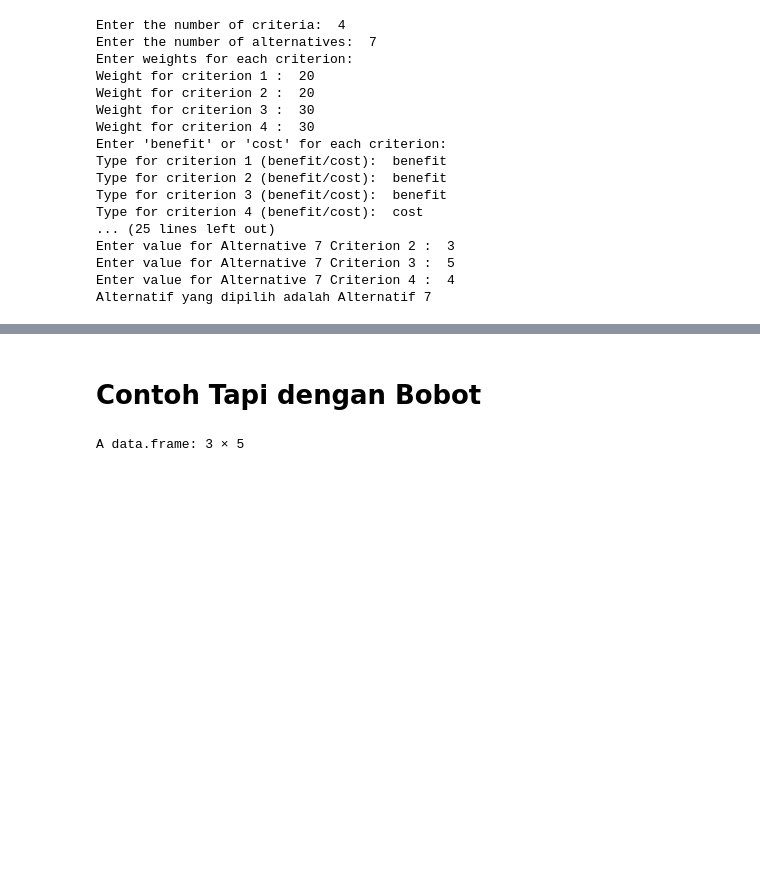
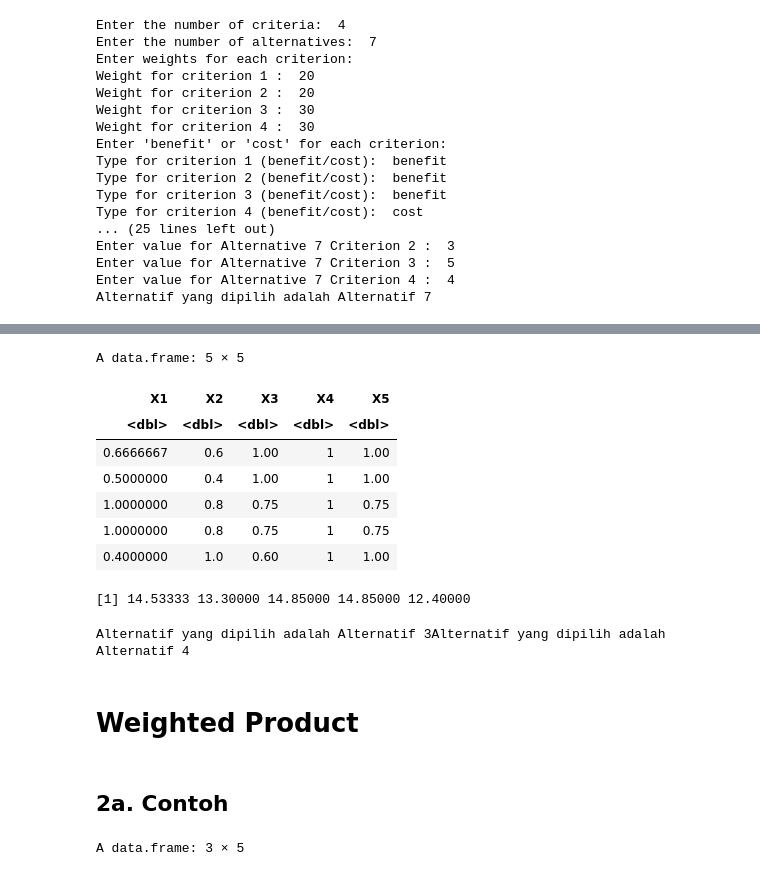
Before and after one commit to khenjyjohnelson/ipynb, a Jupyter notebook: Praktik SAW APS dengan R.ipynb, the cells around one changed output, grey strips where cells are left out. Cells and saved outputs as stored; diff of their text form; code cells hidden in the pictures; blank space fills up the shorter version.

```diff
--- a/Praktik SAW APS dengan R.ipynb
+++ b/Praktik SAW APS dengan R.ipynb
@@ -334,5 +359,59 @@ Alternatif yang dipilih adalah Alternatif 7
+# %%
+# Teknik Contoh 2: Dengan Cost Benefit
+
+w <- c(5,2,4,3,3)
+a1 <- c(3, 3, 3, 4, 3)
+a2 <- c(4, 2, 3, 4, 3)
+a3 <- c(2, 4, 4, 4, 4)
+a4 <- c(2, 4, 4, 4, 4)
+a5 <- c(5, 5, 5, 4, 3)
+x <- data.frame(a1,a2,a3,a4,a5)
+x <- data.frame(t(x))
+
+c <- c('cost', 'benefit', 'cost', 'cost', 'cost')
+
+n_col <- ncol(x)
+n_row <- nrow(x)
+r <- data.frame(matrix(nrow=n_row,ncol=n_col))
+
+for (j in 1:n_col){
+    if (c[j] == 'benefit'){
+        r[j] <- x[j]/max(x[j])
+    } else if (c[j] == 'cost') {
+        r[j] <- min(x[j])/x[j]
+    }
+}
+
+v <- matrix()
+
+r
+
+for (i in 1:n_row) {
+  v[i] <- sum(r[i,] * w)
+}
+
+v
+
+for (i in 1:n_row){
+   if (v[i] == max(v)){
+     cat("Alternatif yang dipilih adalah Alternatif", i)
+     }
+}
+# %% [output]
+A data.frame: 5 × 5
+| X1 | X2 | X3 | X4 | X5 |
+| <dbl> | <dbl> | <dbl> | <dbl> | <dbl> |
+| 0.6666667 | 0.6 | 1.00 | 1 | 1.00 |
+| 0.5000000 | 0.4 | 1.00 | 1 | 1.00 |
+| 1.0000000 | 0.8 | 0.75 | 1 | 0.75 |
+| 1.0000000 | 0.8 | 0.75 | 1 | 0.75 |
+| 0.4000000 | 1.0 | 0.60 | 1 | 1.00 |
+[1] 14.53333 13.30000 14.85000 14.85000 12.40000
+Alternatif yang dipilih adalah Alternatif 3Alternatif yang dipilih adalah Alternatif 4
+# %% [markdown]
+# Weighted Product
 # %% [markdown]
-# Contoh Tapi dengan Bobot
+## 2a. Contoh
 # %%
 # Contoh 1
 
```
Also changed, not shown: parts of 13 cells of this notebook.
